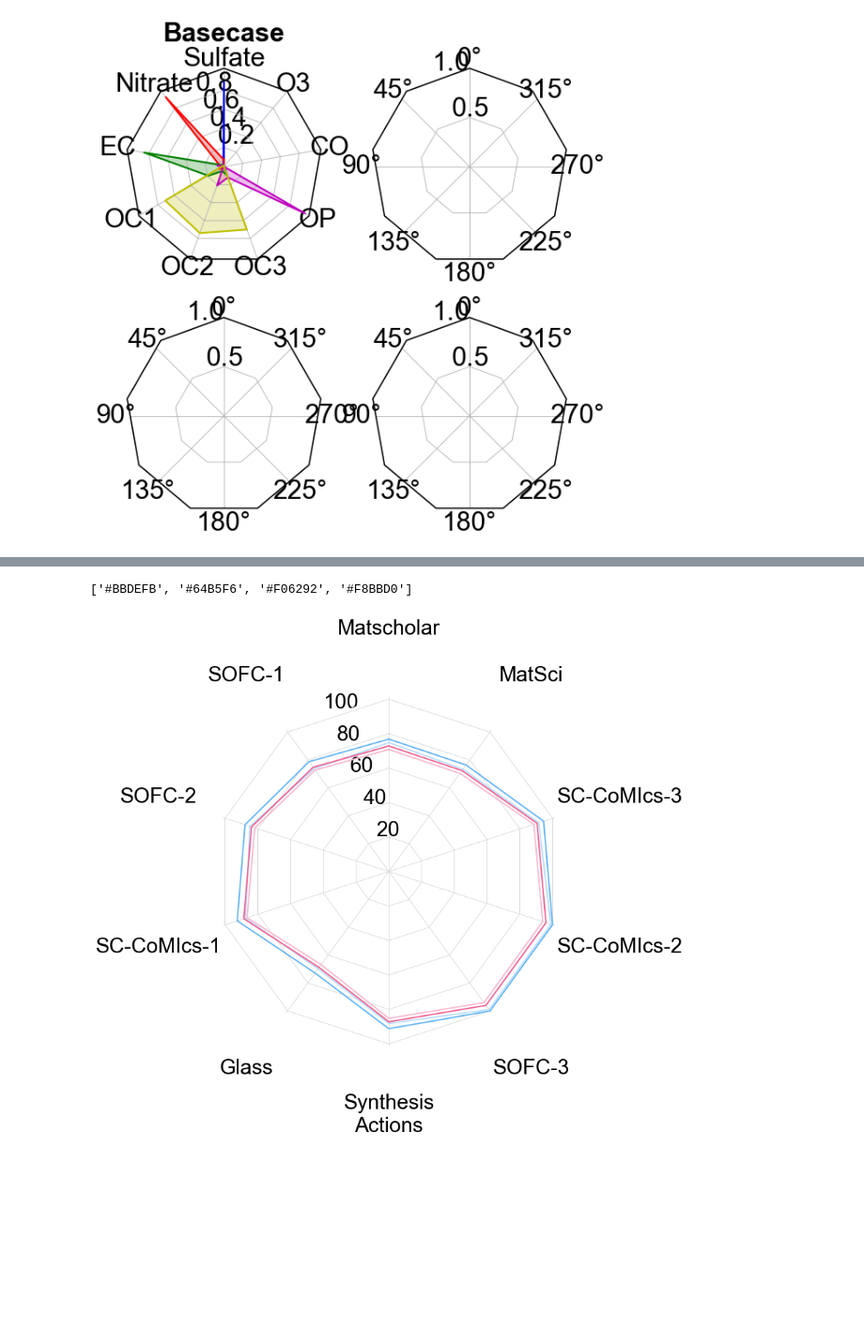
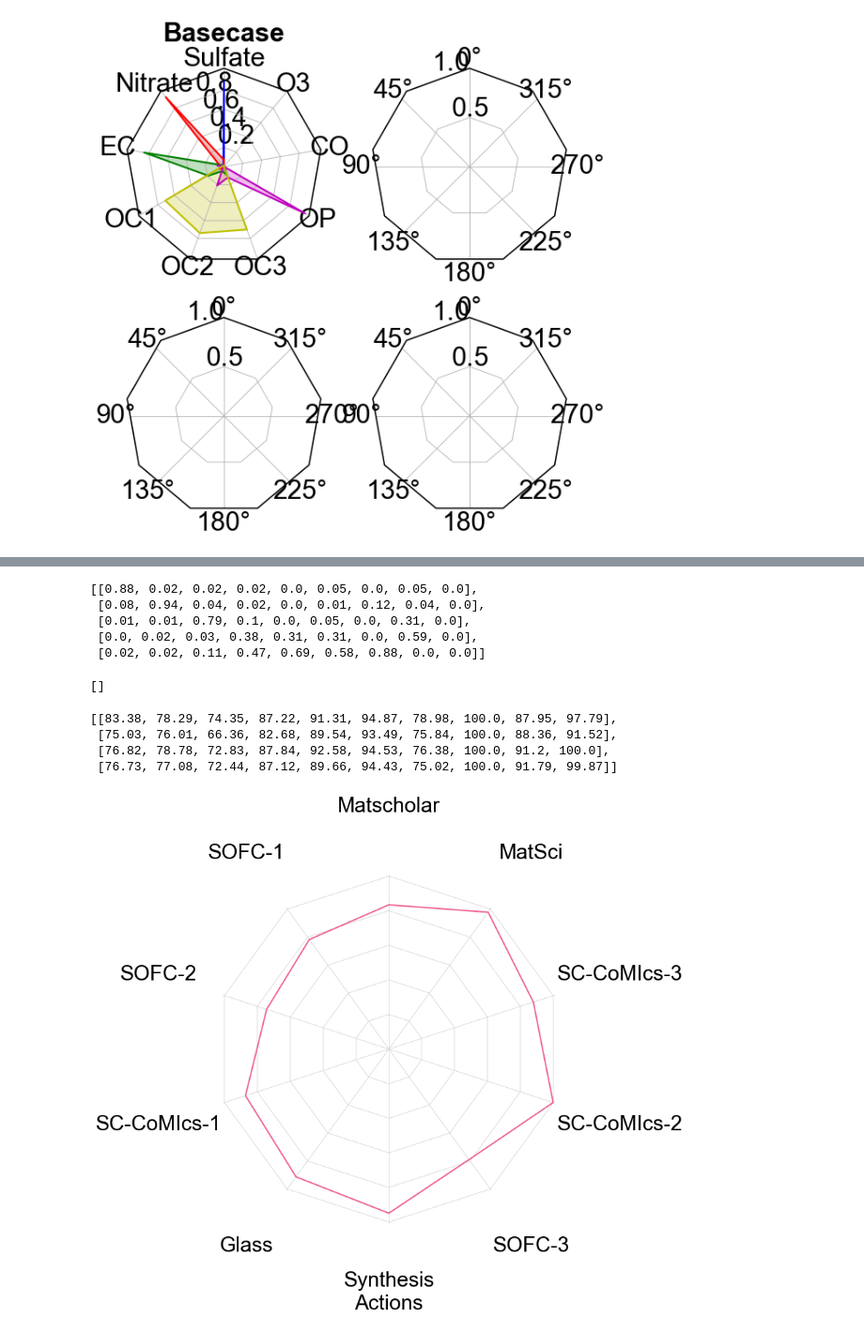
Before and after one commit to M3RG-IITD/llamat, a Jupyter notebook: plots/fig2.ipynb, the cells around one changed output, grey strips where cells are left out. Shown at 94% size. Drawn from its saved outputs; the diff is of its cells as text; code cells hidden in the pictures; blank space fills up the shorter version.

```diff
--- a/plots/fig2.ipynb
+++ b/plots/fig2.ipynb
@@ -1087,0 +1635,34 @@ def example_data():
+# %%
+
+
+def example_data():
+    data = [['Matscholar', 'SOFC-1', 'SOFC-2', 'SC-CoMICS-1', 'Glass','Synthesis Action','SOFC-3', 'SC-CoMICS-2','SC-CoMICS-3', 'MatSci' ],
+ ('scores',
+  [[83.38, 78.29, 74.35, 87.22, 91.31, 94.87, 78.98, 100.0, 87.95, 97.79],
+#  [75.03, 76.01, 66.36, 82.68, 89.54, 93.49, 75.84, 100.0, 88.36, 91.52],
+#  [76.82, 78.78, 72.83, 87.84, 92.58, 94.53, 76.38, 100.0, 91.2, 100.0],
+#  [76.73, 77.08, 72.44, 87.12, 89.66, 94.43, 75.02, 100.0, 91.79, 99.87]
+  ]),    # llamat-2
+ ('With CO',
+  [[0.88, 0.02, 0.02, 0.02, 0.0, 0.05, 0.0, 0.05, 0.0],
+   [0.08, 0.94, 0.04, 0.02, 0.0, 0.01, 0.12, 0.04, 0.0],
+   [0.01, 0.01, 0.79, 0.1, 0.0, 0.05, 0.0, 0.31, 0.0],
+   [0.0, 0.02, 0.03, 0.38, 0.31, 0.31, 0.0, 0.59, 0.0],
+   [0.02, 0.02, 0.11, 0.47, 0.69, 0.58, 0.88, 0.0, 0.0]]),
+ ('With O3',
+  [[0.89, 0.01, 0.07, 0.0, 0.0, 0.05, 0.0, 0.0, 0.03],
+   [0.07, 0.95, 0.05, 0.04, 0.0, 0.02, 0.12, 0.0, 0.0],
+   [0.01, 0.02, 0.86, 0.27, 0.16, 0.19, 0.0, 0.0, 0.0],
+   [0.01, 0.03, 0.0, 0.32, 0.29, 0.27, 0.0, 0.0, 0.95],
+   [0.02, 0.0, 0.03, 0.37, 0.56, 0.47, 0.87, 0.0, 0.0]]),
+ ('CO & O3',
+  [[0.87, 0.01, 0.08, 0.0, 0.0, 0.04, 0.0, 0.0, 0.01],
+   [0.09, 0.95, 0.02, 0.03, 0.0, 0.01, 0.13, 0.06, 0.0],
+   [0.01, 0.02, 0.71, 0.24, 0.13, 0.16, 0.0, 0.5, 0.0],
+   [0.01, 0.03, 0.0, 0.28, 0.24, 0.23, 0.0, 0.44, 0.88],
+   [0.02, 0.0, 0.18, 0.45, 0.64, 0.55, 0.86, 0.0, 0.16]])]
+
+
+#     data2 = ['Matscholar', 'SOFC-1', 'SOFC-2', 'SC-CoMICS-1', 'Glass','Synthesis Action','SOFC-3', 'SC-CoMICS-2','SC-CoMICS-3', 'MatSci' ]
+
+    return data
@@ -1088,7 +1678,25 @@ def example_data():
+# %%
+data[1][1]
+# %% [output]
+[[0.88, 0.02, 0.02, 0.02, 0.0, 0.05, 0.0, 0.05, 0.0],
+ [0.08, 0.94, 0.04, 0.02, 0.0, 0.01, 0.12, 0.04, 0.0],
+ [0.01, 0.01, 0.79, 0.1, 0.0, 0.05, 0.0, 0.31, 0.0],
+ [0.0, 0.02, 0.03, 0.38, 0.31, 0.31, 0.0, 0.59, 0.0],
+ [0.02, 0.02, 0.11, 0.47, 0.69, 0.58, 0.88, 0.0, 0.0]]
+# %%
+scrs
+# %% [output]
+[]
 # %%
-finalcolors
+[[83.38, 78.29, 74.35, 87.22, 91.31, 94.87, 78.98, 100.0, 87.95, 97.79],
+ [75.03, 76.01, 66.36, 82.68, 89.54, 93.49, 75.84, 100.0, 88.36, 91.52],
+ [76.82, 78.78, 72.83, 87.84, 92.58, 94.53, 76.38, 100.0, 91.2, 100.0],
+ [76.73, 77.08, 72.44, 87.12, 89.66, 94.43, 75.02, 100.0, 91.79, 99.87]]
 # %% [output]
-['#BBDEFB', '#64B5F6', '#F06292', '#F8BBD0']
+[[83.38, 78.29, 74.35, 87.22, 91.31, 94.87, 78.98, 100.0, 87.95, 97.79],
+ [75.03, 76.01, 66.36, 82.68, 89.54, 93.49, 75.84, 100.0, 88.36, 91.52],
+ [76.82, 78.78, 72.83, 87.84, 92.58, 94.53, 76.38, 100.0, 91.2, 100.0],
+ [76.73, 77.08, 72.44, 87.12, 89.66, 94.43, 75.02, 100.0, 91.79, 99.87]]
 # %%
 if __name__ == '__main__':
     N = 10
@@ -1102,35 +1710,35 @@ if __name__ == '__main__':
 
 #     ['#BBDEFB', '#', '#F06292', '#F8BBD0']
     colors = ['#64B5F6', '#BBDEFB', '#F06292', '#F8BBD0']
-
+#     colors = [colors[2]]
     # Plot only the "Basecase" scenario
 #     ax.set_rgrids([10, 20, 40, 60, 80, 90, 100])
 #     ax.set_rgrids([0.2, 0.4, 0.6, 0.8])
 #     ax.set_title('Basecase', weight='bold', size='medium', position=(0.5, 1.1),
 #                  horizontalalignment='center', verticalalignment='center')
     for d, color in zip(data[0][1], colors):
         ax.plot(theta, np.array(d)/1, color=color)
 #         ax.fill(theta, np.array(d)/1, facecolor=color, alpha=0.25, label='_nolegend_')
     ax.set_varlabels(['Matscholar', 'SOFC-1', 'SOFC-2', 'SC-CoMIcs-1',
           'Glass', 'Synthesis\nActions', 'SOFC-3',
           'SC-CoMIcs-2', 'SC-CoMIcs-3', 'MatSci'])
     for spine in ax.spines.values():
         spine.set_edgecolor('white')
 
     plt.grid(color='lightgrey')
 
-#     ax.set_yticklabels([])
+    ax.set_yticklabels([])
 
     # Add legend
 #     labels = ('Factor 1', 'Factor 2', 'Factor 3', 'Factor 4', 'Factor 5')
 #     ax.legend(labels, loc=(0.9, .95), labelspacing=0.1, fontsize='small')
 
 # #     fig.text(0.5, 0.965, '5-Factor Solution Profiles Across Four Scenarios',
 #              horizontalalignment='center', color='black', weight='bold',
 #              size='large')
 #
     ax.tick_params(pad=90)
-#     plt.savefig('fig2_spider_radar_labels.png', dpi=1200, bbox_inches='tight')
+#     plt.savefig('fig2_c_spider_radar_labels_micro.png', dpi=1200, bbox_inches='tight')
     plt.show()
 # %% [output]
-[figure, old version]
+[figure, new version]
```
Also changed, not shown: parts of 42 cells of this notebook, 42 other files.
